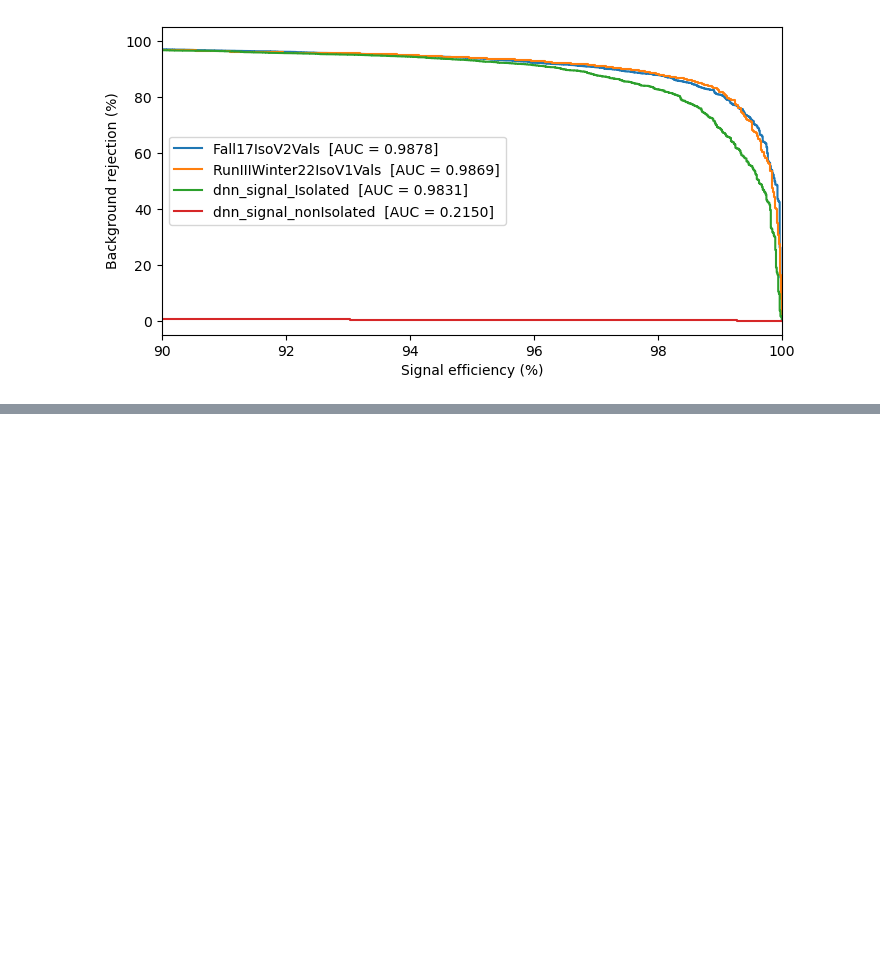
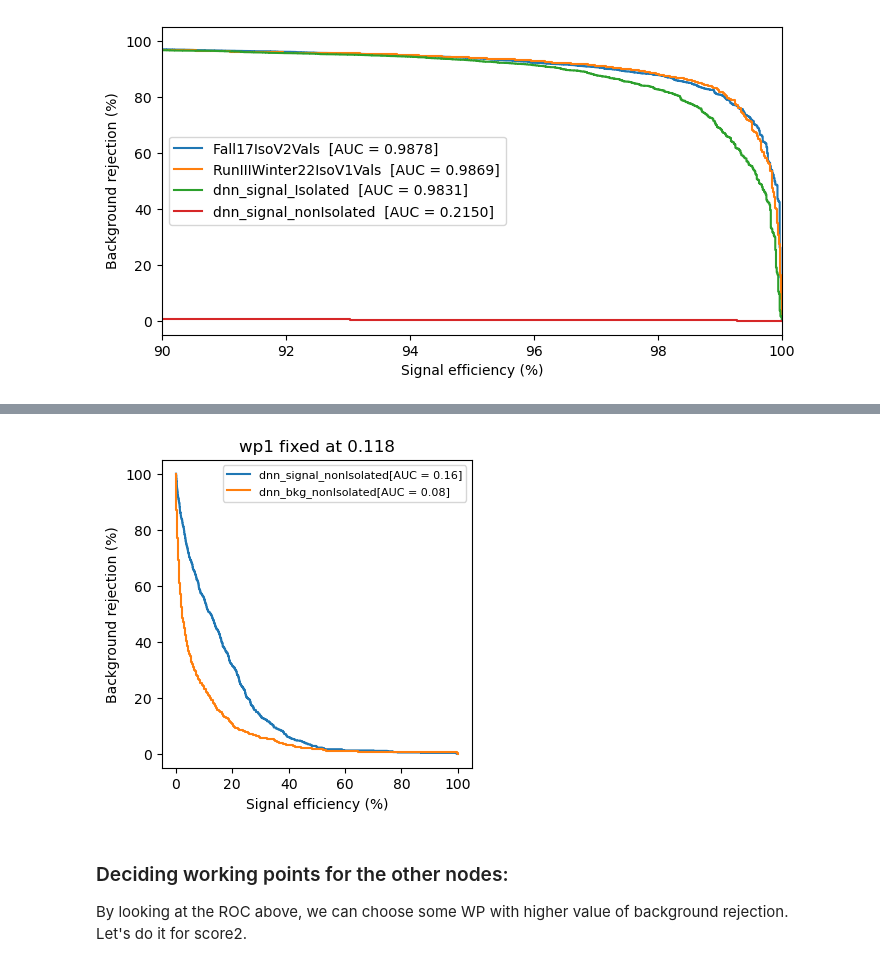
Before and after one commit to phazarik/Electron-DNN-ID-study, a Jupyter notebook: dnn_electron_id.ipynb, the cells around one changed output, grey strips where cells are left out. Saved outputs shown, nothing was run; the diff lists cells and outputs as text; code cells hidden in the pictures; blank space fills up the shorter version.

```diff
--- a/dnn_electron_id.ipynb
+++ b/dnn_electron_id.ipynb
@@ -302,0 +390,28 @@ plt.show()
+# %%
+from sklearn.metrics import roc_curve,auc
+
+fig5, ax5 = plt.subplots(1,1,figsize=(4,4))
+
+#Calculating the new ROCs for score2 and score3:
+wp1_dict={}
+scores=['score2', 'score3']
+
+for score in scores:
+    fnr, tpr, auc_score = find_tpr_fnr_auc(dfwp1['truth'], dfwp1[score])
+    ax5.plot(tpr,fnr, label=alias[score]+f'[AUC = {auc_score:.2f}]')
+
+ax5.set_title(f'wp1 fixed at {wp1:.3f}')
+ax5.set_xlabel('Signal efficiency (%)')
+#ax5.set_xlim(90, 100)
+#ax5.set_xscale('log')
+ax5.set_ylabel('Background rejection (%)')
+ax5.legend(loc='upper right', prop={"size":8})
+
+plt.show()
+# %% [output]
+[figure, added]
+# %% [markdown]
+### Deciding working points for the other nodes:
+
+By looking at the ROC above, we can choose some WP with higher value of background rejection.<br>
+Let's do it for score2.
```
Also changed, not shown: parts of 14 cells of this notebook, 4 other files.
